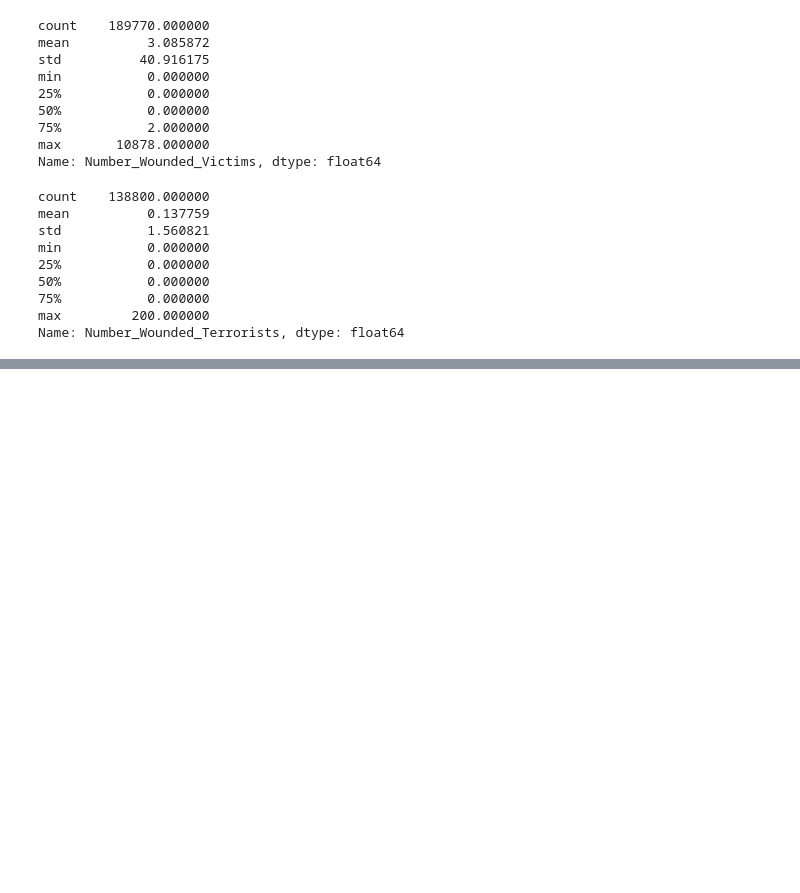
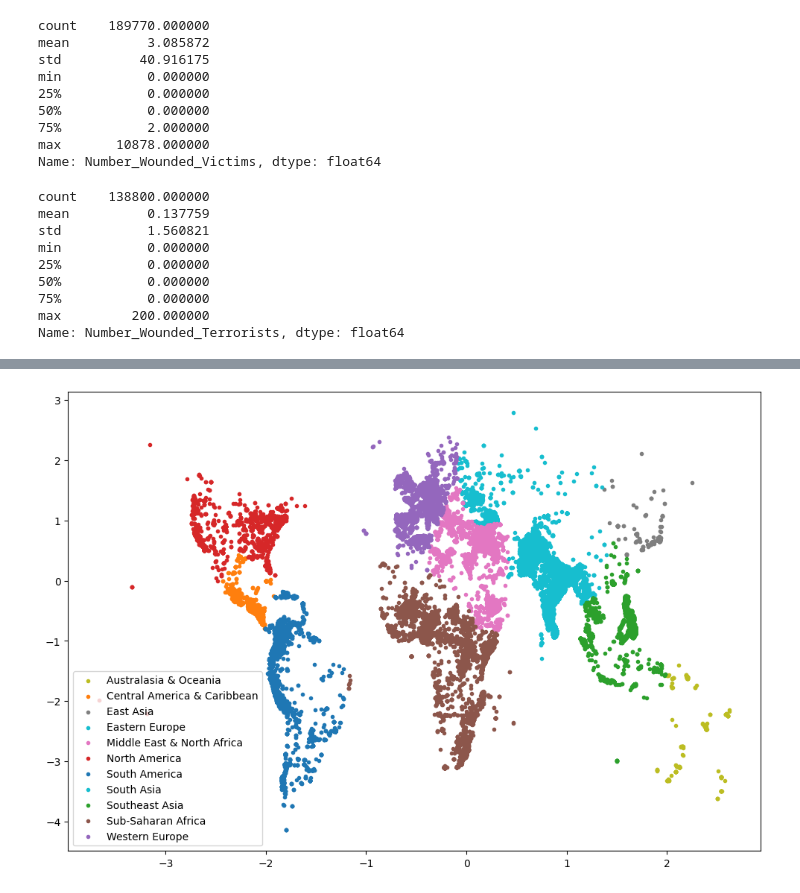
Before and after one commit to SujithBonthala/Global-Terrorism-Analysis, a Jupyter notebook: Global Terrorism_EDA.ipynb, the cells around one changed output, grey strips where cells are left out. Saved outputs shown, nothing was run; the diff lists cells and outputs as text; code cells hidden in the pictures; blank space fills up the shorter version.

```diff
--- a/Global Terrorism_EDA.ipynb
+++ b/Global Terrorism_EDA.ipynb
@@ -652,0 +875,9 @@ Name: Number_Wounded_Terrorists, dtype: float64
+# %%
+ckeys = gt_df_k['ClusterName'].unique()
+ckeys = dict(zip(ckeys, plt.cm.tab10(range(len(ckeys)))))
+
+for i, x in X_profiling.groupby('ClusterName'):
+    _ = plt.scatter(x['longitude'], x['latitude'], c = ckeys[i], marker = '.', cmap = 'tab10', label = i)
+_ = plt.legend(loc = 3)
+# %% [output]
+[figure, added]
```
Also changed, not shown: parts of 34 cells of this notebook.
